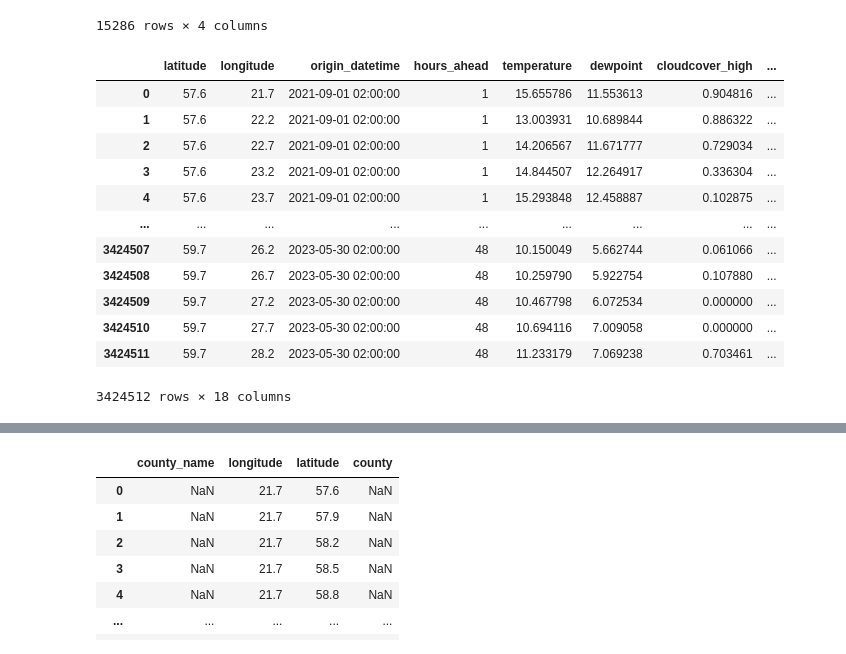
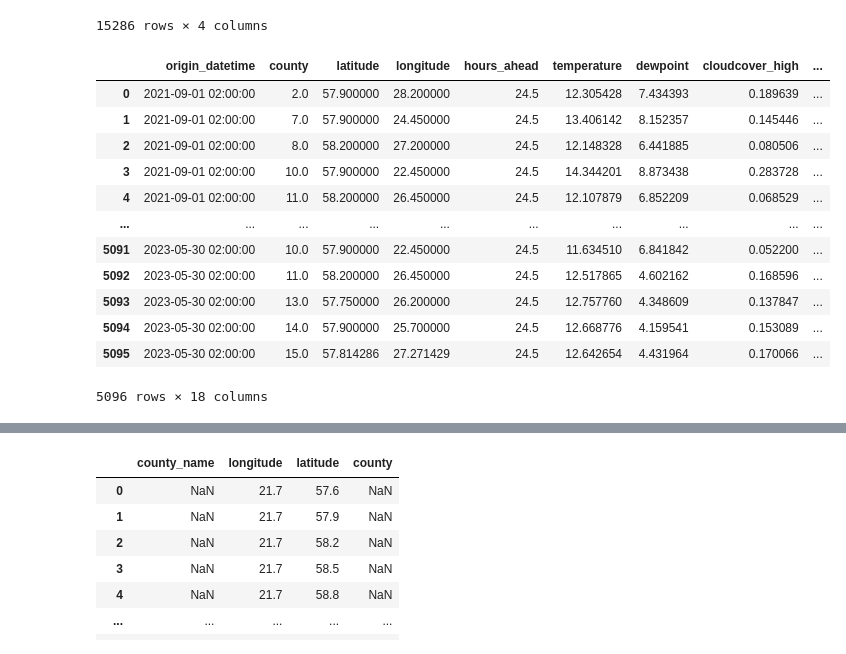
Before and after one commit to AnsonCHOWcm/Kaggle_Energy, a Jupyter notebook: EDA and Prediction.ipynb, the cells around one changed output, grey strips where cells are left out. Cells and saved outputs as stored; diff of their text form; code cells hidden in the pictures.

```diff
--- a/EDA and Prediction.ipynb
+++ b/EDA and Prediction.ipynb
@@ -4,12 +8,13 @@ import numpy as np
 # %%
 # read data
-train_df = pd.read_csv("train.csv")
-clients_df = pd.read_csv("client.csv")
-gas_price_df = pd.read_csv("gas_prices.csv")
-electricity_price_df = pd.read_csv("electricity_prices.csv")
-forecast_weather_df = pd.read_csv("forecast_weather.csv")
-histo_weather_df = pd.read_csv("historical_weather.csv")
-weather_station_country_map = pd.read_csv("weather_station_to_county_mapping.csv")
+train_df = pd.read_csv("data/train.csv")
+train_df.dropna(inplace = True)
+clients_df = pd.read_csv("data/client.csv")
+gas_price_df = pd.read_csv("data/preprocess_gas_price.csv")
+electricity_price_df = pd.read_csv("data/preprocess_electricity_price.csv")
+preprocess_forecast_weather_df = pd.read_csv("data/preprocess_forecast_weather.csv")
+preprocess_histo_weather_df = pd.read_csv("data/preprocess_histo_weather.csv")
+weather_station_country_map = pd.read_csv("data/weather_station_to_county_mapping.csv")
 # %%
 train_df
 # %% [output]
@@ -75,19 +80,19 @@ electricity_price_df
 | 15285 | 2023-05-30 23:00:00 | -1.29 | 2023-05-29 23:00:00 | 637 |
 15286 rows × 4 columns
 # %%
-forecast_weather_df
+preprocess_forecast_weather_df
 # %% [output]
-|  | latitude | longitude | origin_datetime | hours_ahead | temperature | dewpoint | cloudcover_high | ... |
-| 0 | 57.6 | 21.7 | 2021-09-01 02:00:00 | 1 | 15.655786 | 11.553613 | 0.904816 | ... |
-| 1 | 57.6 | 22.2 | 2021-09-01 02:00:00 | 1 | 13.003931 | 10.689844 | 0.886322 | ... |
-| 2 | 57.6 | 22.7 | 2021-09-01 02:00:00 | 1 | 14.206567 | 11.671777 | 0.729034 | ... |
-| 3 | 57.6 | 23.2 | 2021-09-01 02:00:00 | 1 | 14.844507 | 12.264917 | 0.336304 | ... |
-| 4 | 57.6 | 23.7 | 2021-09-01 02:00:00 | 1 | 15.293848 | 12.458887 | 0.102875 | ... |
-| ... | ... | ... | ... | ... | ... | ... | ... | ... |
-| 3424507 | 59.7 | 26.2 | 2023-05-30 02:00:00 | 48 | 10.150049 | 5.662744 | 0.061066 | ... |
-| 3424508 | 59.7 | 26.7 | 2023-05-30 02:00:00 | 48 | 10.259790 | 5.922754 | 0.107880 | ... |
-| 3424509 | 59.7 | 27.2 | 2023-05-30 02:00:00 | 48 | 10.467798 | 6.072534 | 0.000000 | ... |
-| 3424510 | 59.7 | 27.7 | 2023-05-30 02:00:00 | 48 | 10.694116 | 7.009058 | 0.000000 | ... |
-| 3424511 | 59.7 | 28.2 | 2023-05-30 02:00:00 | 48 | 11.233179 | 7.069238 | 0.703461 | ... |
+|  | origin_datetime | county | latitude | longitude | hours_ahead | temperature | dewpoint | cloudcover_high | ... |
+| 0 | 2021-09-01 02:00:00 | 2.0 | 57.900000 | 28.200000 | 24.5 | 12.305428 | 7.434393 | 0.189639 | ... |
+| 1 | 2021-09-01 02:00:00 | 7.0 | 57.900000 | 24.450000 | 24.5 | 13.406142 | 8.152357 | 0.145446 | ... |
+| 2 | 2021-09-01 02:00:00 | 8.0 | 58.200000 | 27.200000 | 24.5 | 12.148328 | 6.441885 | 0.080506 | ... |
+| 3 | 2021-09-01 02:00:00 | 10.0 | 57.900000 | 22.450000 | 24.5 | 14.344201 | 8.873438 | 0.283728 | ... |
+| 4 | 2021-09-01 02:00:00 | 11.0 | 58.200000 | 26.450000 | 24.5 | 12.107879 | 6.852209 | 0.068529 | ... |
+| ... | ... | ... | ... | ... | ... | ... | ... | ... | ... |
+| 5091 | 2023-05-30 02:00:00 | 10.0 | 57.900000 | 22.450000 | 24.5 | 11.634510 | 6.841842 | 0.052200 | ... |
+| 5092 | 2023-05-30 02:00:00 | 11.0 | 58.200000 | 26.450000 | 24.5 | 12.517865 | 4.602162 | 0.168596 | ... |
+| 5093 | 2023-05-30 02:00:00 | 13.0 | 57.750000 | 26.200000 | 24.5 | 12.757760 | 4.348609 | 0.137847 | ... |
+| 5094 | 2023-05-30 02:00:00 | 14.0 | 57.900000 | 25.700000 | 24.5 | 12.668776 | 4.159541 | 0.153089 | ... |
+| 5095 | 2023-05-30 02:00:00 | 15.0 | 57.814286 | 27.271429 | 24.5 | 12.642654 | 4.431964 | 0.170066 | ... |
-3424512 rows × 18 columns
+5096 rows × 18 columns
 # %%
```
Also changed, not shown: parts of 39 cells of this notebook.
